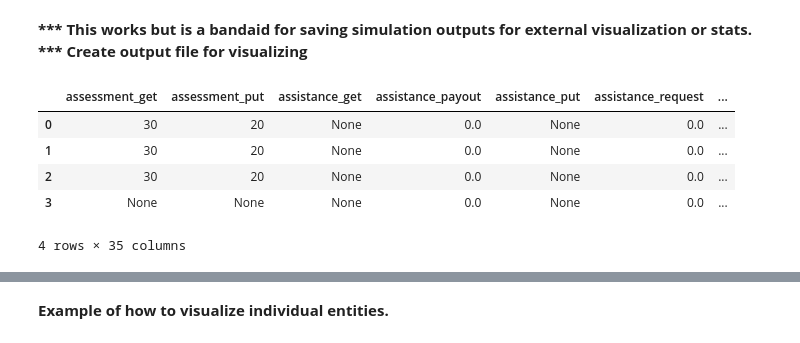
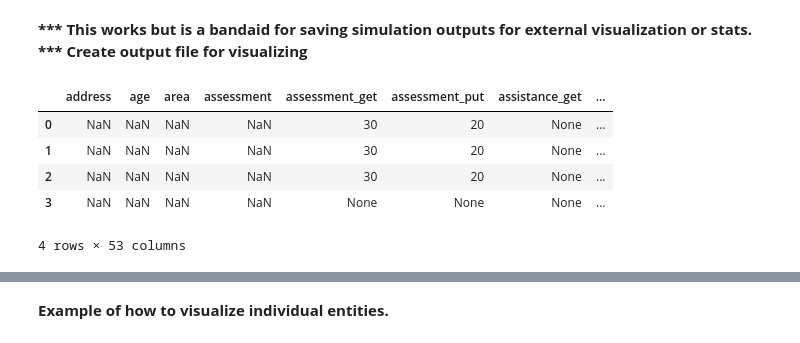
Before and after one commit to scottbmiles/DESaster, a Jupyter notebook: scenarios/desaster_application_template.ipynb, the cells around one changed output, grey strips where cells are left out. Saved outputs shown, nothing was run; the diff lists cells and outputs as text; code cells hidden in the pictures.

```diff
--- a/scenarios/desaster_application_template.ipynb
+++ b/scenarios/desaster_application_template.ipynb
@@ -492,39 +496,47 @@ renters[3].story + renters[3].landlord.story
 __*** This works but is a bandaid for saving simulation outputs for external visualization or stats. *** Create output file for visualizing__
 # %%
 a = list(vars(owners[3]).keys()) #gets all potential column names
+a.extend(list(vars(owners[3].property).keys()))
 df = pd.DataFrame(columns=a)
 iters = 0
 att_itter = 0
 new_column={}
 log = []
 for i in owners: #loop through all entities
-#     i.latitude = i.owner["Latitude"] #extracting lat and long from the residence object
-#     i.longitude = i.owner["Longitude"]
+    i.story = i.story_to_text()
+#     i.latitude = i.residence.latitude
+#     i.longitude = i.residence.longitude
+#     i.gave_up_money_search = int(i.gave_up_money_search)
+#     i.gave_up_home_search = int(i.gave_up_home_search)
+    i.damage_state_start = i.residence.damage_state_start
+    i.damage_state = i.residence.damage_state
+    i.damage_value = i.residence.damage_value
+    i.damage_value_start = i.residence.damage_value_start
     for att in a: #loop through the attributes in our list of column names we want
         try:
             new_column[att] = i.__getattribute__(att) #set the b dictionary
             #mydata[att]= i.__getattribute__(att)
 
         except ValueError:
             new_column[att] = np.nan
         except AttributeError as e:
             new_column[att] = np.nan
             log.append("Household {0} had an attr error, {1}".format(i.name, e))
         finally:
             att_itter += 1
     mydata=pd.DataFrame([new_column]) #this turns our newly made column into a database where it can be combined with the df
 
     df = df.append(mydata, ignore_index=True)
 
     iters += 1
 
 # output_path = "../outputs/output_df.csv"
 # df.to_csv(output_path)
 df.head()
 # %% [output]
-|  | assessment_get | assessment_put | assistance_get | assistance_payout | assistance_put | assistance_request | ... |
-| 0 | 30 | 20 | None | 0.0 | None | 0.0 | ... |
-| 1 | 30 | 20 | None | 0.0 | None | 0.0 | ... |
-| 2 | 30 | 20 | None | 0.0 | None | 0.0 | ... |
-| 3 | None | None | None | 0.0 | None | 0.0 | ... |
+|  | address | age | area | assessment | assessment_get | assessment_put | assistance_get | ... |
+| 0 | NaN | NaN | NaN | NaN | 30 | 20 | None | ... |
+| 1 | NaN | NaN | NaN | NaN | 30 | 20 | None | ... |
+| 2 | NaN | NaN | NaN | NaN | 30 | 20 | None | ... |
+| 3 | NaN | NaN | NaN | NaN | None | None | None | ... |
-4 rows × 35 columns
+4 rows × 53 columns
```
Also changed, not shown: parts of 8 cells of this notebook, 1 other file.
